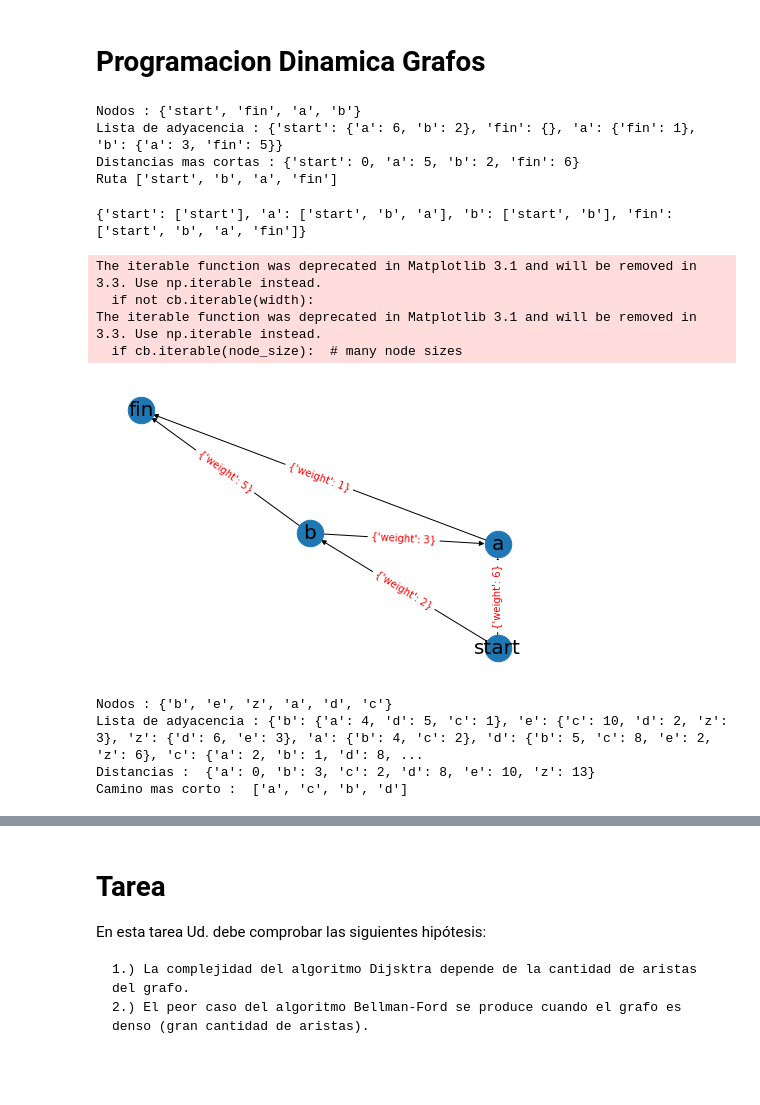
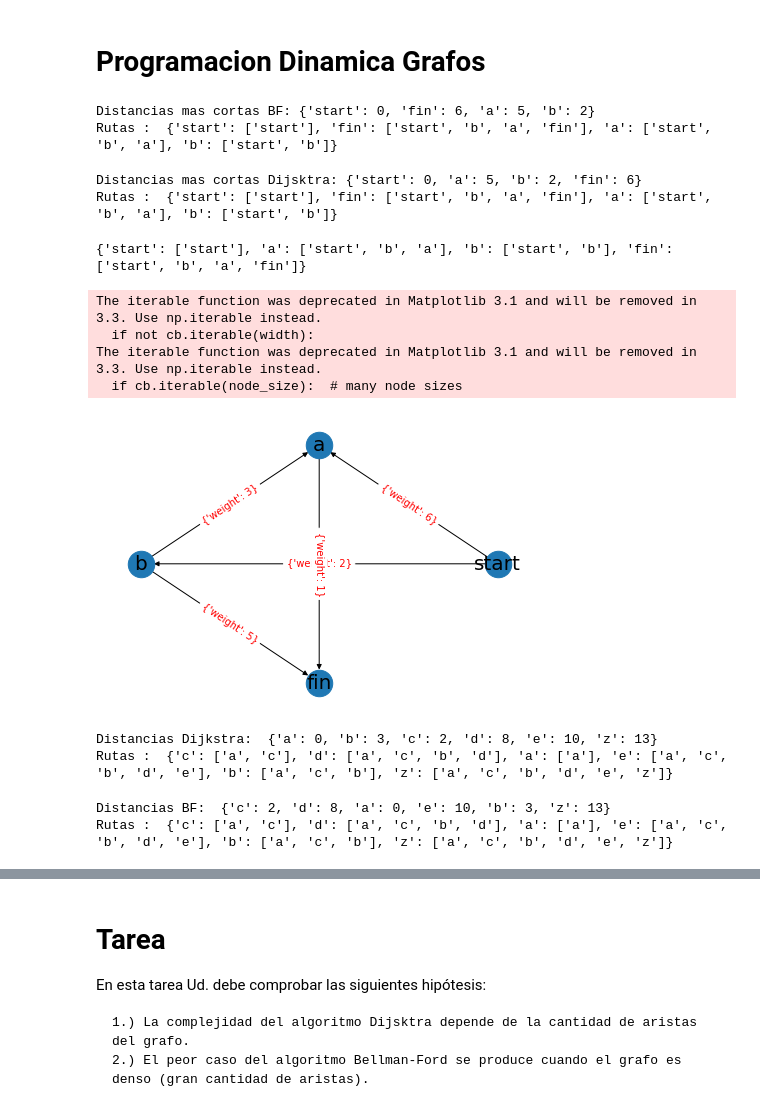
Before and after one commit to sherna90/analisis_algoritmos, a Jupyter notebook: 5.-programacion_dinamica_grafos.ipynb, the cells around one changed output, grey strips where cells are left out. Cells and saved outputs as stored; diff of their text form; code cells hidden in the pictures; blank space fills up the shorter version.

Commit message:
dijkstra

```diff
--- a/5.-programacion_dinamica_grafos.ipynb
+++ b/5.-programacion_dinamica_grafos.ipynb
@@ -59,40 +74,50 @@ E={('start','a'):6,('start','b'):2,('b','a'):3,('a','fin'):1,
 
 G=weighted_graph(E)
 
-print('Nodos :',G.nodes)
-print('Lista de adyacencia :',G.adjacency_list())
-path,dist=Dijkstra(G,'start')
-print('Distancias mas cortas :', dist)
+path,dist=bellman_ford(G,'start')
+print('Distancias mas cortas BF:', dist)
 
-print('Ruta',shortest_path(path,'fin'))
+single_source_all_paths={}
+for v in G.nodes:
+    single_source_all_paths.update({v:shortest_path(path,v)})
+print('Rutas : ',single_source_all_paths)
 # %% [output]
-Nodos : {'start', 'fin', 'a', 'b'}
-Lista de adyacencia : {'start': {'a': 6, 'b': 2}, 'fin': {}, 'a': {'fin': 1}, 'b': {'a': 3, 'fin': 5}}
-Distancias mas cortas : {'start': 0, 'a': 5, 'b': 2, 'fin': 6}
-Ruta ['start', 'b', 'a', 'fin']
+Distancias mas cortas BF: {'start': 0, 'fin': 6, 'a': 5, 'b': 2}
+Rutas :  {'start': ['start'], 'fin': ['start', 'b', 'a', 'fin'], 'a': ['start', 'b', 'a'], 'b': ['start', 'b']}
+# %%
+path,dist=dijkstra(G,'start')
+print('Distancias mas cortas Dijsktra:', dist)
+
+single_source_all_paths={}
+for v in G.nodes:
+    single_source_all_paths.update({v:shortest_path(path,v)})
+print('Rutas : ',single_source_all_paths)
+# %% [output]
+Distancias mas cortas Dijsktra: {'start': 0, 'a': 5, 'b': 2, 'fin': 6}
+Rutas :  {'start': ['start'], 'fin': ['start', 'b', 'a', 'fin'], 'a': ['start', 'b', 'a'], 'b': ['start', 'b']}
 # %%
 import networkx as nx
 import matplotlib.pyplot as plt
 
 G=nx.DiGraph()
 
 E_nx=[(e[0],e[1],k) for e,k in E.items()]
 G.add_weighted_edges_from(E_nx)
-#pos=nx.circular_layout(G)
-pos = nx.spring_layout(G)
+pos=nx.circular_layout(G)
+#pos = nx.spring_layout(G)
 print(nx.single_source_dijkstra_path(G,source='start'))
 
 nx.draw(G,pos, node_size=700)
 nx.draw_networkx_labels(G, pos, font_size=20, font_family='sans-serif')
 nx.draw_networkx_edge_labels(G,pos,font_color='red')
 plt.show()
 # %% [output]
 {'start': ['start'], 'a': ['start', 'b', 'a'], 'b': ['start', 'b'], 'fin': ['start', 'b', 'a', 'fin']}
 The iterable function was deprecated in Matplotlib 3.1 and will be removed in 3.3. Use np.iterable instead.
   if not cb.iterable(width):
 The iterable function was deprecated in Matplotlib 3.1 and will be removed in 3.3. Use np.iterable instead.
   if cb.iterable(node_size):  # many node sizes
-[figure, old version]
+[figure, new version]
 # %%
 # Ejemplo de "Discrete Mathematics and its Applications". K.H. Rosen 7th Edition. p 713
 
@@ -105,18 +130,26 @@ E={('a','b'):4,('b','a'):4,('b','d'):5,('d','b'):5,
 G=weighted_graph(E)
 
 
-print('Nodos :',G.nodes)
-print('Lista de adyacencia :',G.adjacency_list())
-
 start='a'
-path,distance=Dijkstra(G,start)
-print('Distancias : ',distance)
-print('Camino mas corto : ',shortest_path(path,'z'))
+path,distance=dijkstra(G,start)
+print('Distancias Dijkstra: ',distance)
+single_source_all_paths={}
+for v in G.nodes:
+    single_source_all_paths.update({v:shortest_path(path,v)})
+print('Rutas : ',single_source_all_paths)
 # %% [output]
-Nodos : {'b', 'e', 'z', 'a', 'd', 'c'}
-Lista de adyacencia : {'b': {'a': 4, 'd': 5, 'c': 1}, 'e': {'c': 10, 'd': 2, 'z': 3}, 'z': {'d': 6, 'e': 3}, 'a': {'b': 4, 'c': 2}, 'd': {'b': 5, 'c': 8, 'e': 2, 'z': 6}, 'c': {'a': 2, 'b': 1, 'd': 8, ...
-Distancias :  {'a': 0, 'b': 3, 'c': 2, 'd': 8, 'e': 10, 'z': 13}
-Camino mas corto :  ['a', 'c', 'b', 'd']
+Distancias Dijkstra:  {'a': 0, 'b': 3, 'c': 2, 'd': 8, 'e': 10, 'z': 13}
+Rutas :  {'c': ['a', 'c'], 'd': ['a', 'c', 'b', 'd'], 'a': ['a'], 'e': ['a', 'c', 'b', 'd', 'e'], 'b': ['a', 'c', 'b'], 'z': ['a', 'c', 'b', 'd', 'e', 'z']}
+# %%
+path,distance=bellman_ford(G,start)
+print('Distancias BF: ',distance)
+single_source_all_paths={}
+for v in G.nodes:
+    single_source_all_paths.update({v:shortest_path(path,v)})
+print('Rutas : ',single_source_all_paths)
+# %% [output]
+Distancias BF:  {'c': 2, 'd': 8, 'a': 0, 'e': 10, 'b': 3, 'z': 13}
+Rutas :  {'c': ['a', 'c'], 'd': ['a', 'c', 'b', 'd'], 'a': ['a'], 'e': ['a', 'c', 'b', 'd', 'e'], 'b': ['a', 'c', 'b'], 'z': ['a', 'c', 'b', 'd', 'e', 'z']}
 # %%
 G=nx.DiGraph()
 
```
Also changed, not shown: parts of 5 cells of this notebook.
